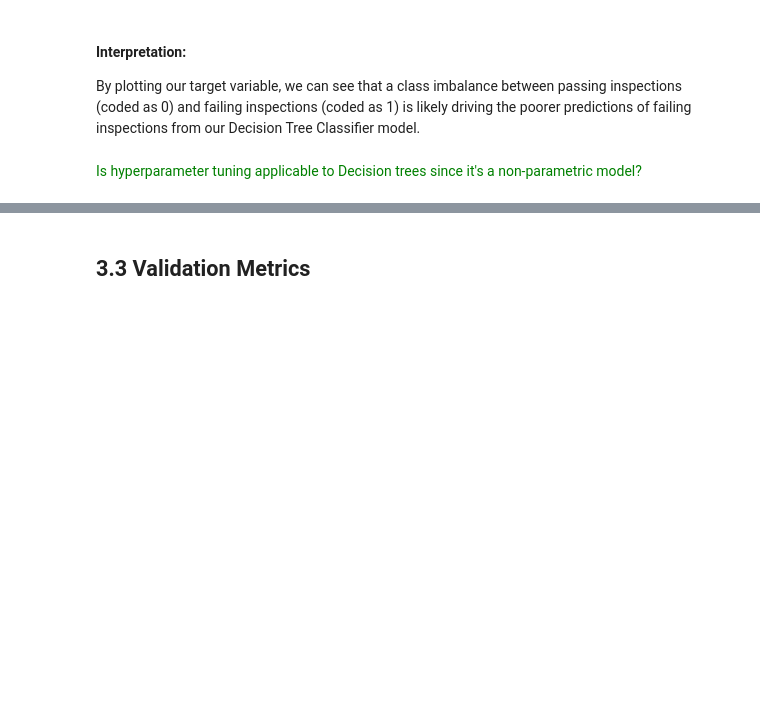
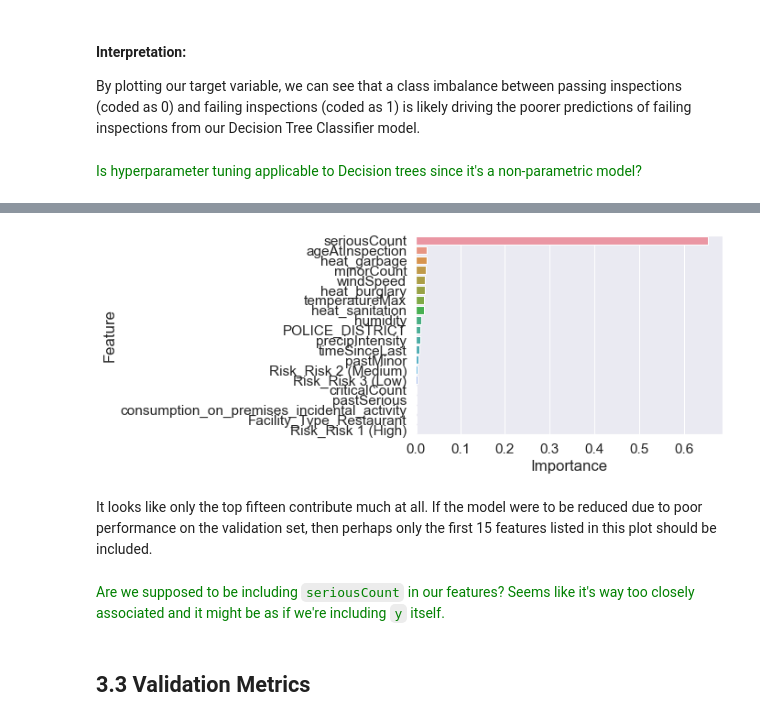
Before and after one commit to Luyi2/CSS_Project3_Team5_Fall2021, a Jupyter notebook: Project 3_Group-5.ipynb, the cells around one changed output, grey strips where cells are left out. Drawn from its saved outputs; the diff is of its cells as text; code cells hidden in the pictures; blank space fills up the shorter version.

```diff
--- a/Project 3_Group-5.ipynb
+++ b/Project 3_Group-5.ipynb
@@ -483,3 +538,15 @@ By plotting our target variable, we can see that a class imbalance between passi
+# %%
+# Let's look also to what factors are most important.
+feat_importances = pd.concat([pd.DataFrame(X.columns),pd.DataFrame(np.transpose(rf_model.feature_importances_))], axis = 1)
+feat_importances.columns = ["Feature", "Importance"]
+sns.barplot(x = "Importance", y = "Feature", data = feat_importances.nlargest(20, 'Importance'))
+plt.show()
+# %% [output]
+[figure, added]
+# %% [markdown]
+It looks like only the top fifteen contribute much at all. If the model were to be reduced due to poor performance on the validation set, then perhaps only the first 15 features listed in this plot should be included.
+# %% [markdown]
+<font color = 'green'> Are we supposed to be including `seriousCount` in our features? Seems like it's way too closely associated and it might be as if we're including `y` itself. </font>
 # %% [markdown]
 ## 3.3  Validation Metrics
 # %% [markdown]
```
Also changed, not shown: parts of 42 cells of this notebook.
